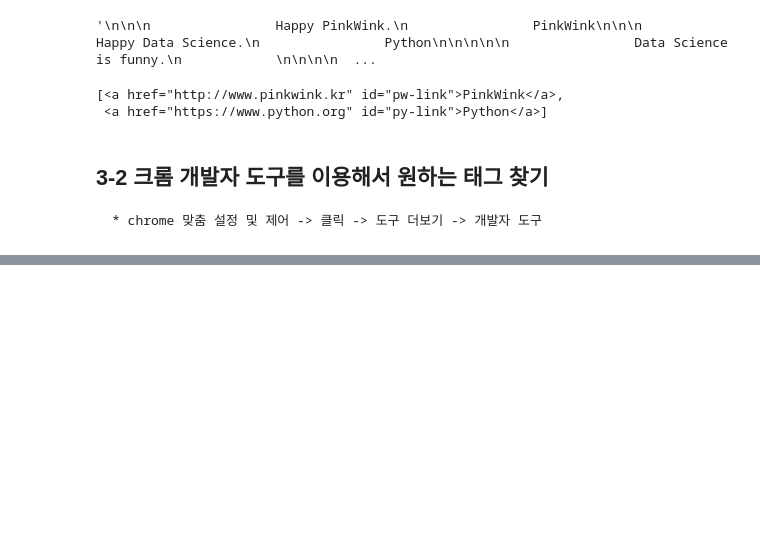
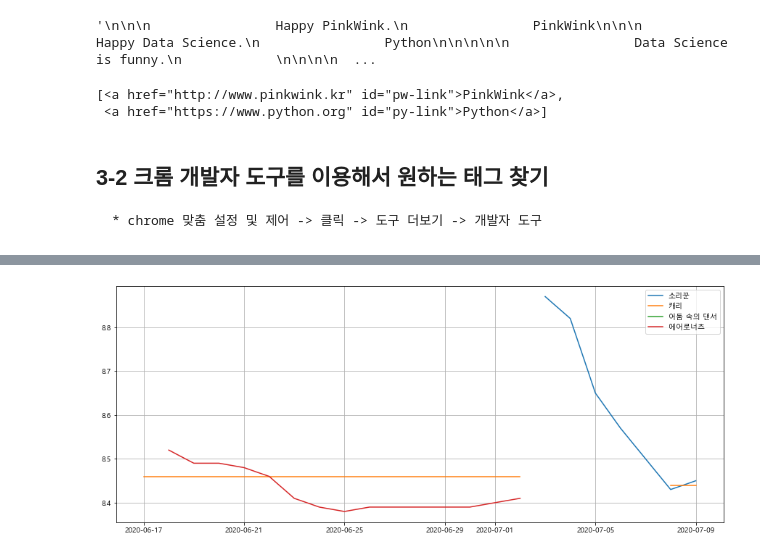
Before and after one commit to dsoa2357/Chicago-Sandwich, a Jupyter notebook: Chicago_Sandwich.ipynb, the cells around one changed output, grey strips where cells are left out. Drawn from its saved outputs; the diff is of its cells as text; code cells hidden in the pictures; blank space fills up the shorter version.

```diff
--- a/Chicago_Sandwich.ipynb
+++ b/Chicago_Sandwich.ipynb
@@ -458,0 +1199,3 @@ soup.find_all('span', 'value')[2].string
+# %%
+movie_pivot = pd.pivot_table(movie, index=['date'], columns=['name'], values=['point'])
+movie_pivot.head()
@@ -458,0 +1212,2 @@ soup.find_all('span', 'value')[2].string
+# %%
+movie_pivot.columns = movie_pivot.columns.droplevel()
@@ -458,0 +1239,9 @@ soup.find_all('span', 'value')[2].string
+# %%
+target_col = ['소리꾼', '캐리', '어둠 속의 댄서', '에어로너츠']
+plt.figure(figsize=(15,6))
+plt.plot(movie_pivot[target_col])
+plt.legend(target_col, loc='best')
+plt.grid()
+plt.show()
+# %% [output]
+[figure, added]
```
Also changed, not shown: parts of 86 cells of this notebook.
